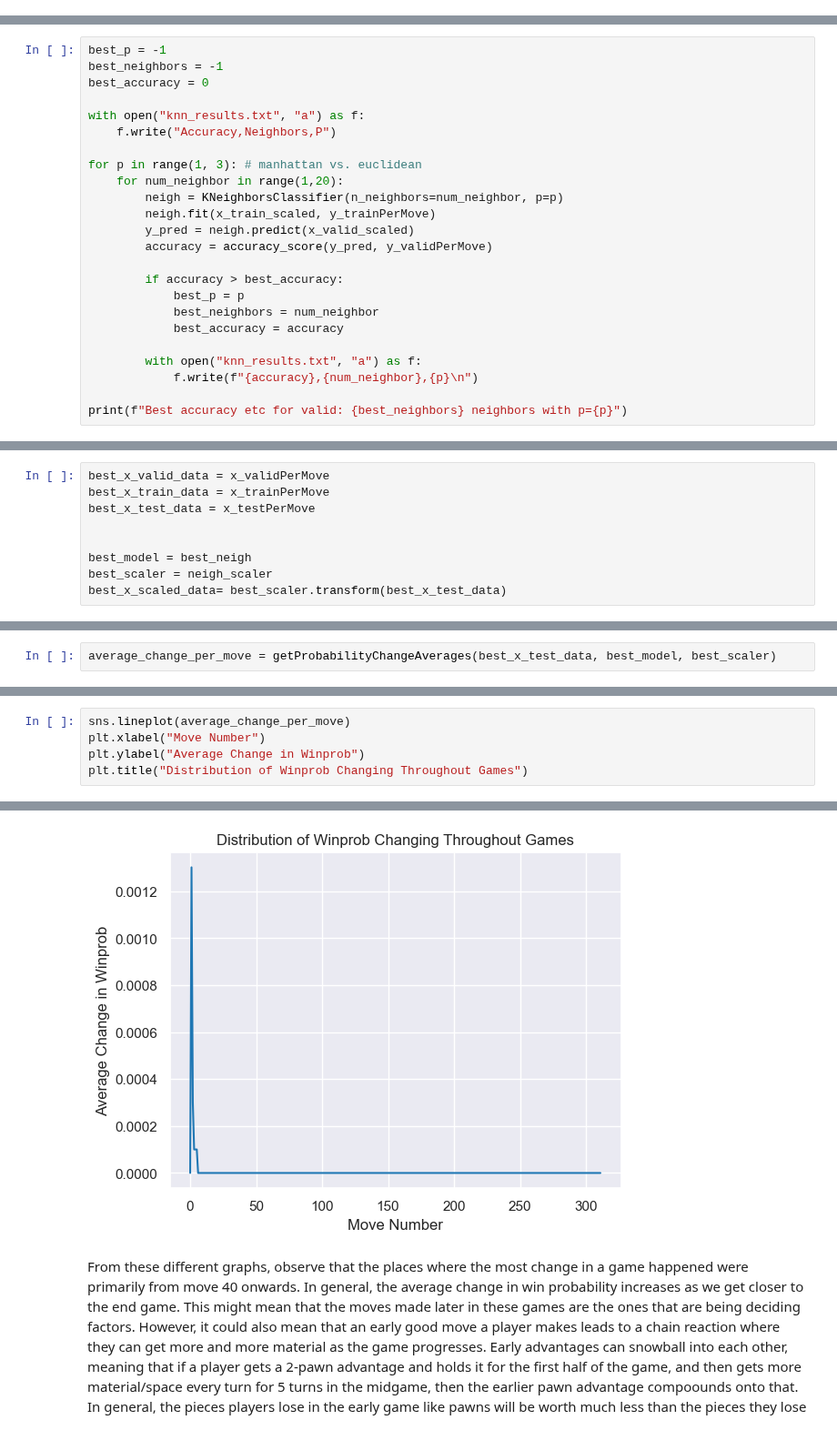
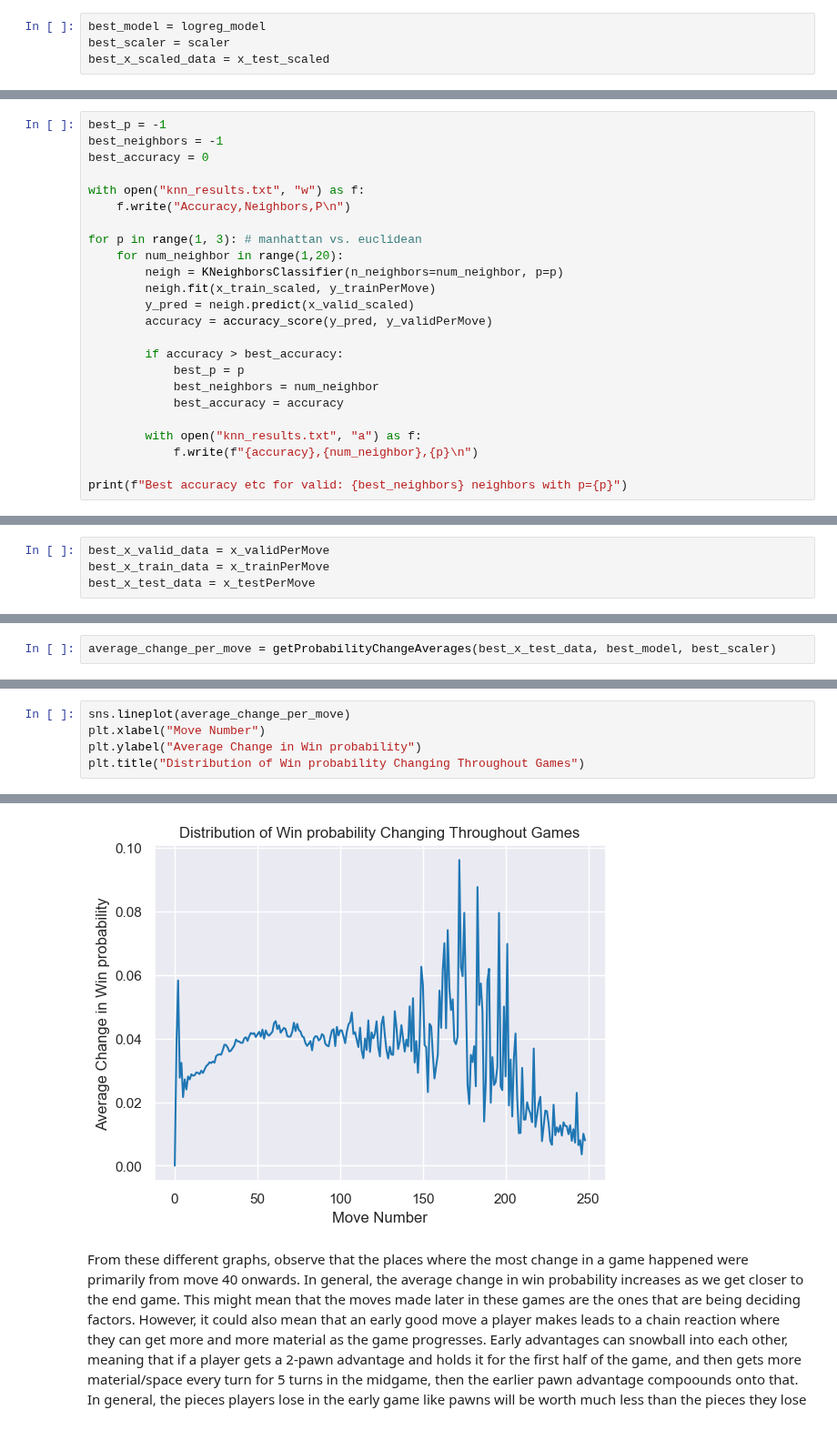
Before and after one commit to piercingecho/chess-win-probability-modeling, a Jupyter notebook: any_move_winprob.ipynb, the cells around one changed output, grey strips where cells are left out. Shown at 91% size. Cells and saved outputs as stored; diff of their text form.

```diff
--- a/any_move_winprob.ipynb
+++ b/any_move_winprob.ipynb
@@ -296,6 +296,10 @@ print(f"Accuracy score: {accuracy_score(logreg_model.predict(x_valid_scaled), y_
 Macro-averaged One-vs-Rest ROC AUC score:
 0.84
 Accuracy score: 0.6675174868081973
+# %%
+best_model = logreg_model
+best_scaler = scaler
+best_x_scaled_data = x_test_scaled
 # %%
 # logistic model feature importance
 # from https://forecastegy.com/posts/feature-importance-in-logistic-regression/
@@ -675,8 +702,8 @@ best_p = -1
 best_neighbors = -1
 best_accuracy = 0
 
-with open("knn_results.txt", "a") as f:
-    f.write("Accuracy,Neighbors,P")
+with open("knn_results.txt", "w") as f:
+    f.write("Accuracy,Neighbors,P\n")
 
 for p in range(1, 3): # manhattan vs. euclidean
     for num_neighbor in range(1,20):
@@ -838,11 +886,6 @@ To do this, we want to look at the absolute .value of the change for white, blac
 best_x_valid_data = x_validPerMove
 best_x_train_data = x_trainPerMove
 best_x_test_data = x_testPerMove
-
-
-best_model = best_neigh
-best_scaler = neigh_scaler
-best_x_scaled_data= best_scaler.transform(best_x_test_data)
 # %%
 y_pred_proba = best_model.predict_proba(best_x_scaled_data)
 macro_roc_auc_ovr = roc_auc_score(
@@ -975,6 +1017,6 @@ print(average_change_per_move)
 # %%
 sns.lineplot(average_change_per_move)
 plt.xlabel("Move Number")
-plt.ylabel("Average Change in Winprob")
-plt.title("Distribution of Winprob Changing Throughout Games")
+plt.ylabel("Average Change in Win probability")
+plt.title("Distribution of Win probability Changing Throughout Games")
 # %% [output]
@@ -982,4 +1024,4 @@ Text(0.5, 1.0, 'Distribution of Winprob Changing Throughout Games')
-[figure, old version]
+[figure, new version]
 # %% [markdown]
 From these different graphs, observe that the places where the most change in a game happened were primarily from move 40 onwards. In general, the average change in win probability increases as we get closer to the end game. This might mean that the moves made later in these games are the ones that are being deciding factors. However, it could also mean that an early good move a player makes leads to a chain reaction where they can get more and more material as the game progresses. Early advantages can snowball into each other, meaning that if a player gets a 2-pawn advantage and holds it for the first half of the game, and then gets more material/space every turn for 5 turns in the midgame, then the earlier pawn advantage compoounds onto that. In general, the pieces players lose in the early game like pawns will be worth much less than the pieces they lose in the mid- and late-game, such as rooks, bishops, and their queen. A one-pawn advantage in the late game means a lot more when there's simply fewer pieces on the screen at once.
 
```
Also changed, not shown: parts of 27 cells of this notebook, 2 other files.
